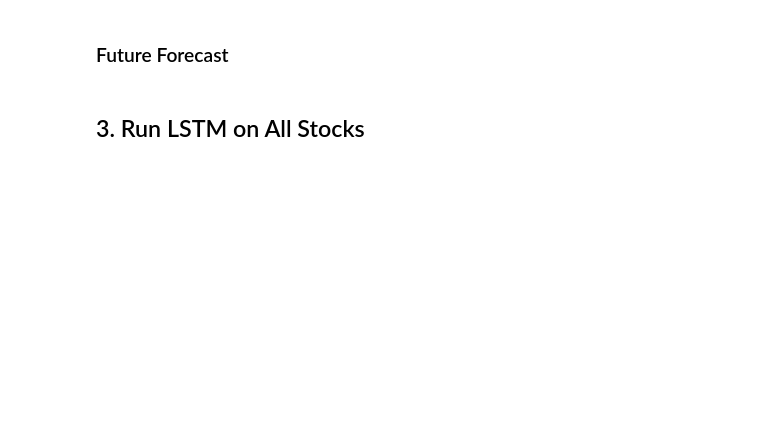
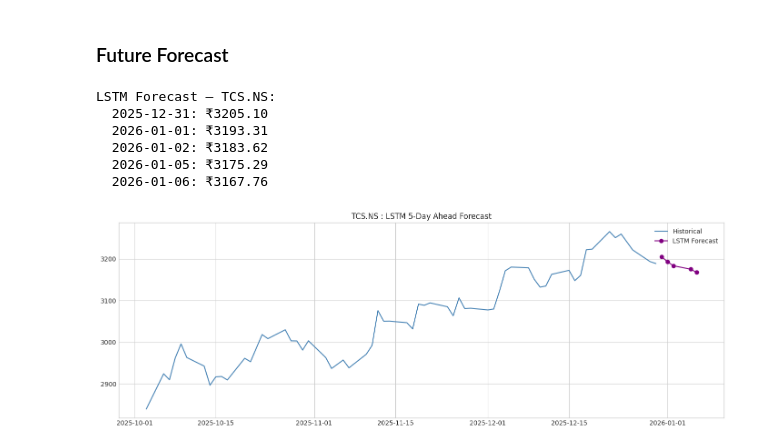
Before and after one commit to harveenkaur282-web/Data-Driven-Stock-Analysis-using-Time-Series-Models-on-StockGro, a Jupyter notebook: notebooks-experiments/lstm_gru_model.ipynb, the cells around one changed output. Cells and saved outputs as stored; diff of their text form; code cells hidden in the pictures; blank space fills up the shorter version.

```diff
--- a/notebooks-experiments/lstm_gru_model.ipynb
+++ b/notebooks-experiments/lstm_gru_model.ipynb
@@ -88,21 +102,27 @@ plt.show()
 # %%
 fc = forecast_future_rnn(lstm_model, tr_sc, te_sc, scaler, SEQ_LEN, n_periods=5)
 full = pd.concat([train, test])
 future_dates = pd.bdate_range(start=full.index[-1] + pd.Timedelta(days=1), periods=5)
 
 print(f"\nLSTM Forecast — {TICKER}:")
 for d_val, v in zip(future_dates, fc):
     print(f"  {d_val.date()}: ₹{v:.2f}")
 
 fig, ax = plt.subplots(figsize=(14, 5))
 ax.plot(full[-60:], label="Historical", color="steelblue")
 ax.plot(future_dates, fc, label="LSTM Forecast", color="purple", marker="o")
-ax.set_title(f"{TICKER} — LSTM 5-Day Ahead Forecast")
+ax.set_title(f"{TICKER} : LSTM 5-Day Ahead Forecast")
 ax.legend()
 plt.tight_layout()
 plt.show()
+# %% [output]
+LSTM Forecast — TCS.NS:
+  2025-12-31: ₹3205.10
+  2026-01-01: ₹3193.31
+  2026-01-02: ₹3183.62
+  2026-01-05: ₹3175.29
+  2026-01-06: ₹3167.76
+[figure, added]
-# %% [markdown]
-## 3. Run LSTM on All Stocks
 # %%
 lstm_preds, lstm_fc, lstm_met = run_lstm_pipeline(processed, n_forecast=5, epochs=EPOCHS)
 
```
Also changed, not shown: parts of 15 cells of this notebook, 29 other files.
